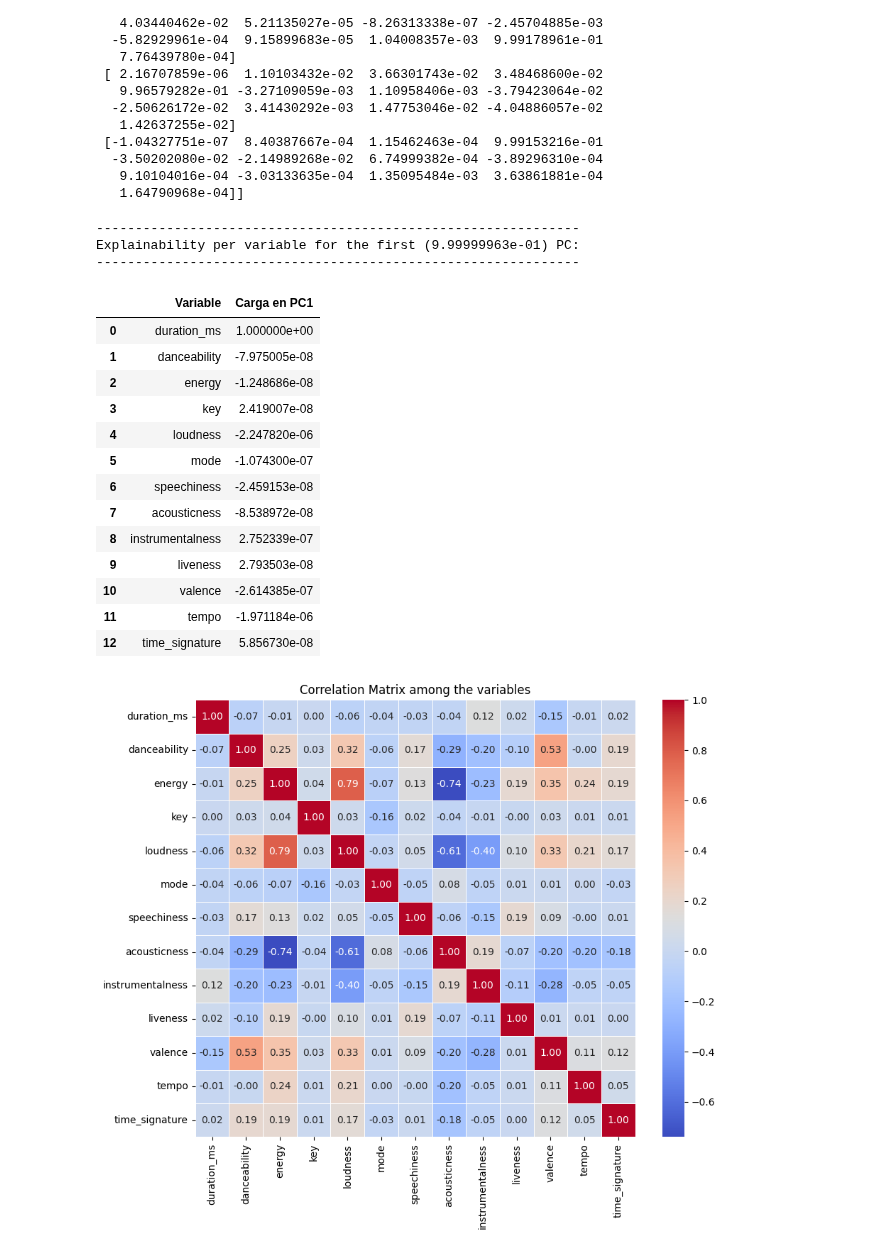
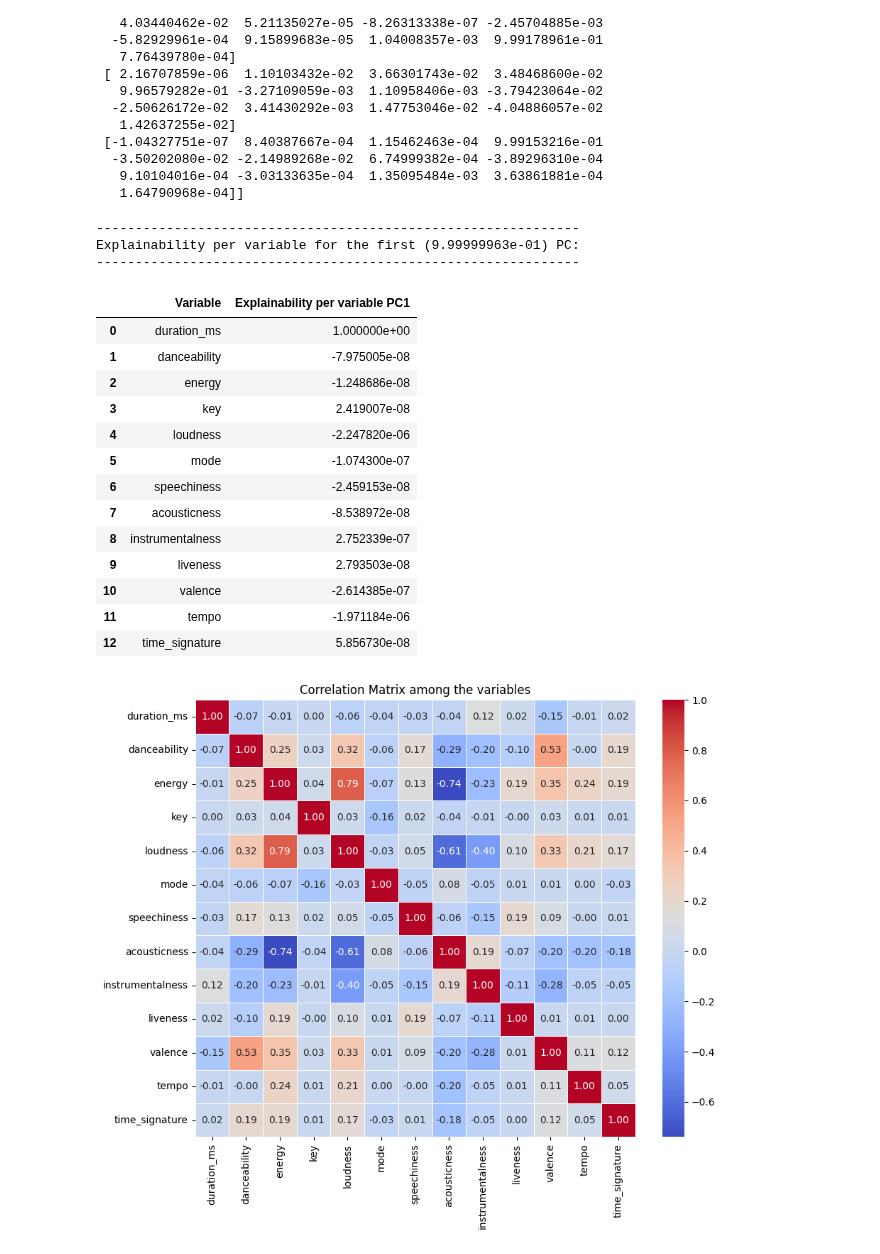
Before and after one commit to enekobarod/Suggestify, a Jupyter notebook: Suggestify/Suggestify.ipynb, the cells around one changed output. Drawn from its saved outputs; the diff is of its cells as text; code cells hidden in the pictures.

```diff
--- a/Suggestify/Suggestify.ipynb
+++ b/Suggestify/Suggestify.ipynb
@@ -177,26 +184,26 @@ Explainability per variable for each the first four principal components:
 # %%
 print('--------------------------------------------------------------')
 print('Explainability per variable for the first (9.99999963e-01) PC:')
 print('--------------------------------------------------------------')
 # Obtener los loadings del primer componente
 pc1_loadings = pca.components_[0]
 
 # Nombres de las variables originales
 variables = ["duration_ms", "danceability", "energy", "key", "loudness", "mode", "speechiness", "acousticness",
              "instrumentalness", "liveness", "valence", "tempo", "time_signature"]
 
 # Crear un DataFrame con los resultados
 df_loadings = pd.DataFrame({
     'Variable': variables,
-    'Carga en PC1': pc1_loadings
+    'Explainability per variable PC1': pc1_loadings
 })
 
 df_loadings
 # %% [output]
 --------------------------------------------------------------
 Explainability per variable for the first (9.99999963e-01) PC:
 --------------------------------------------------------------
-|  | Variable | Carga en PC1 |
+|  | Variable | Explainability per variable PC1 |
 | 0 | duration_ms | 1.000000e+00 |
 | 1 | danceability | -7.975005e-08 |
 | 2 | energy | -1.248686e-08 |
```
Also changed, not shown: parts of 1 cell of this notebook.
